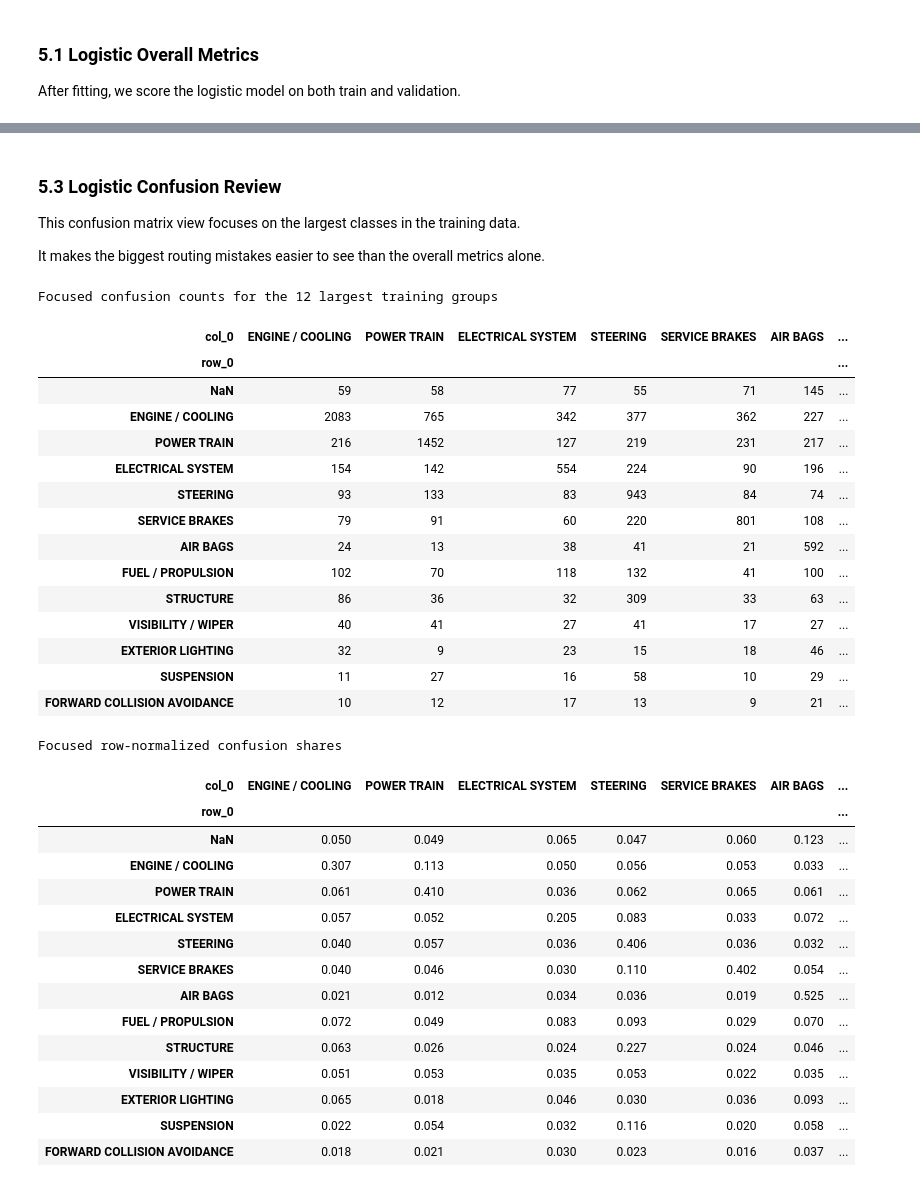
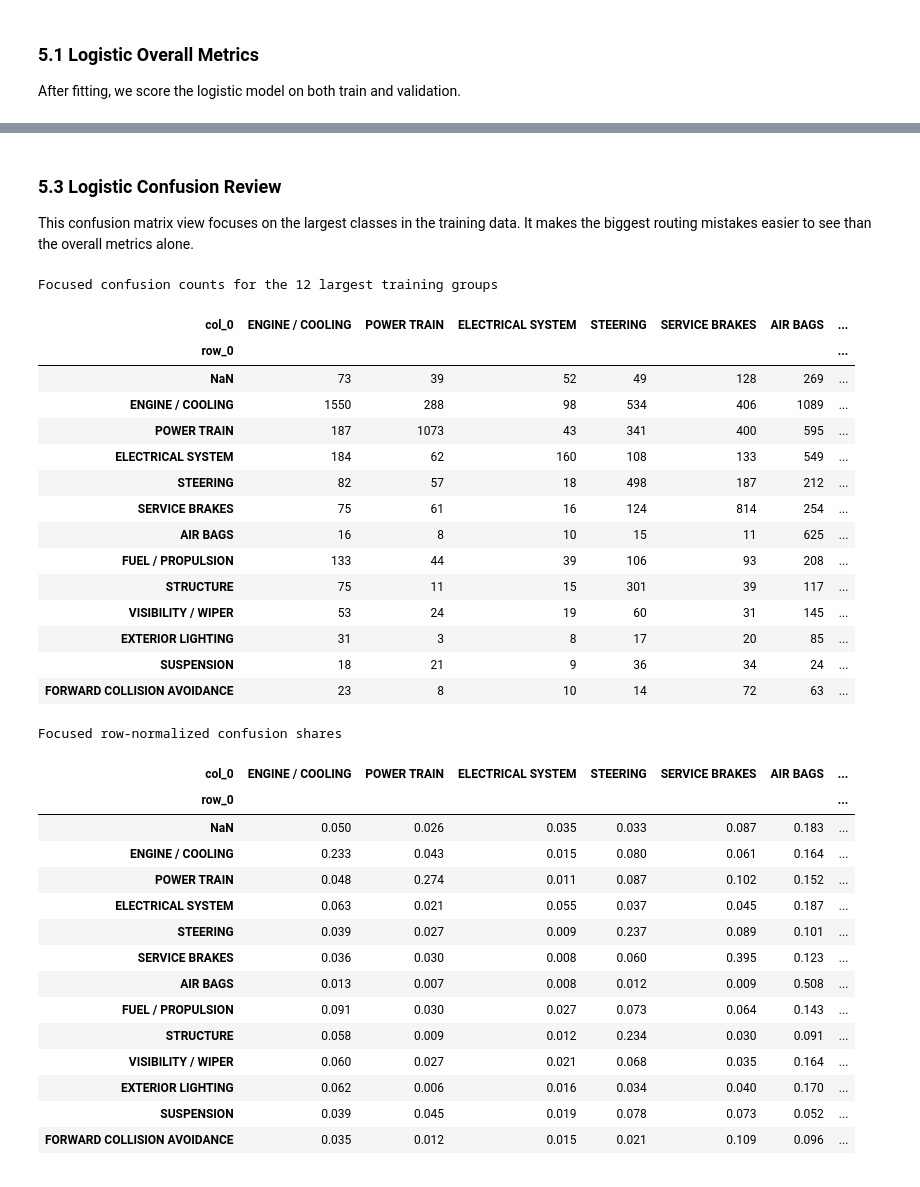
Before and after one commit to DavisM1212/NHTSA-ODI-Complaint-Analytics, a Jupyter notebook: notebooks/Component_Modeling.ipynb, the cells around one changed output, grey strips where cells are left out. Saved outputs shown, nothing was run; the diff lists cells and outputs as text; code cells hidden in the pictures.

```diff
--- a/notebooks/Component_Modeling.ipynb
+++ b/notebooks/Component_Modeling.ipynb
@@ -273,7 +358,7 @@ cat_pipe = Pipeline([
 # Imputation and scaling pipeline for numeric features
 num_pipe = Pipeline([
     ('imputer', SimpleImputer(strategy='median')),
-    ('scaler', StandardScaler())
+    ('scaler', StandardScaler(with_mean=False))
 ])
 
 # Column transformer to divert columns to correct pipeline
@@ -284,13 +369,14 @@ prep = ColumnTransformer([
 
 # Logistic regression pipeline to prevent leakage
 logit_model = Pipeline([
-        ('prep', prep),
-        ('model', LogisticRegression(
-            solver='saga',
-            class_weight='balanced',
-            max_iter=300,
-            random_state=RANDOM_SEED
-        ))
+    ('prep', prep),
+    ('model', LogisticRegression(
+        solver='saga',
+        class_weight='balanced',
+        max_iter=300,
+        tol=5e-3,
+        random_state=RANDOM_SEED
+    ))
 ])
 
 start = perf_counter()
@@ -382,59 +466,60 @@ Logistic Regression baseline evaluation by class:
 # %% [markdown]
 ### 5.3 Logistic Confusion Review
 
-This confusion matrix view focuses on the largest classes in the training data.
-
-It makes the biggest routing mistakes easier to see than the overall metrics alone.
+This confusion matrix view focuses on the largest classes in the training data. It makes the biggest routing mistakes easier to see than the overall metrics alone.
 # %%
 focus_groups = train_df[TARGET_COL].value_counts().head(12).index.tolist()
+valid_focus = y_valid.where(y_valid.isin(focus_groups))
+valid_pred_focus = pd.Series(valid_pred, index=y_valid.index).where(lambda s: s.isin(focus_groups))
+
 confusion_counts = pd.crosstab(
-    pd.Categorical(y_valid, categories=focus_groups),
-    pd.Categorical(valid_pred, categories=focus_groups),
+    pd.Categorical(valid_focus, categories=focus_groups),
+    pd.Categorical(valid_pred_focus, categories=focus_groups),
     dropna=False
 )
 confusion_share = confusion_counts.div(
     confusion_counts.sum(axis=1).replace(0, np.nan),
     axis=0
 ).round(3)
 
 print("Focused confusion counts for the 12 largest training groups")
 display(confusion_counts)
 
 print("Focused row-normalized confusion shares")
 display(confusion_share)
 # %% [output]
 Focused confusion counts for the 12 largest training groups
 | col_0 | ENGINE / COOLING | POWER TRAIN | ELECTRICAL SYSTEM | STEERING | SERVICE BRAKES | AIR BAGS | ... |
 | row_0 |  |  |  |  |  |  | ... |
-| NaN | 59 | 58 | 77 | 55 | 71 | 145 | ... |
-| ENGINE / COOLING | 2083 | 765 | 342 | 377 | 362 | 227 | ... |
-| POWER TRAIN | 216 | 1452 | 127 | 219 | 231 | 217 | ... |
-| ELECTRICAL SYSTEM | 154 | 142 | 554 | 224 | 90 | 196 | ... |
-| STEERING | 93 | 133 | 83 | 943 | 84 | 74 | ... |
-| SERVICE BRAKES | 79 | 91 | 60 | 220 | 801 | 108 | ... |
-| AIR BAGS | 24 | 13 | 38 | 41 | 21 | 592 | ... |
-| FUEL / PROPULSION | 102 | 70 | 118 | 132 | 41 | 100 | ... |
-| STRUCTURE | 86 | 36 | 32 | 309 | 33 | 63 | ... |
-| VISIBILITY / WIPER | 40 | 41 | 27 | 41 | 17 | 27 | ... |
-| EXTERIOR LIGHTING | 32 | 9 | 23 | 15 | 18 | 46 | ... |
-| SUSPENSION | 11 | 27 | 16 | 58 | 10 | 29 | ... |
-| FORWARD COLLISION AVOIDANCE | 10 | 12 | 17 | 13 | 9 | 21 | ... |
+| NaN | 73 | 39 | 52 | 49 | 128 | 269 | ... |
+| ENGINE / COOLING | 1550 | 288 | 98 | 534 | 406 | 1089 | ... |
+| POWER TRAIN | 187 | 1073 | 43 | 341 | 400 | 595 | ... |
+| ELECTRICAL SYSTEM | 184 | 62 | 160 | 108 | 133 | 549 | ... |
+| STEERING | 82 | 57 | 18 | 498 | 187 | 212 | ... |
+| SERVICE BRAKES | 75 | 61 | 16 | 124 | 814 | 254 | ... |
+| AIR BAGS | 16 | 8 | 10 | 15 | 11 | 625 | ... |
+| FUEL / PROPULSION | 133 | 44 | 39 | 106 | 93 | 208 | ... |
+| STRUCTURE | 75 | 11 | 15 | 301 | 39 | 117 | ... |
+| VISIBILITY / WIPER | 53 | 24 | 19 | 60 | 31 | 145 | ... |
+| EXTERIOR LIGHTING | 31 | 3 | 8 | 17 | 20 | 85 | ... |
+| SUSPENSION | 18 | 21 | 9 | 36 | 34 | 24 | ... |
+| FORWARD COLLISION AVOIDANCE | 23 | 8 | 10 | 14 | 72 | 63 | ... |
 Focused row-normalized confusion shares
 | col_0 | ENGINE / COOLING | POWER TRAIN | ELECTRICAL SYSTEM | STEERING | SERVICE BRAKES | AIR BAGS | ... |
 | row_0 |  |  |  |  |  |  | ... |
-| NaN | 0.050 | 0.049 | 0.065 | 0.047 | 0.060 | 0.123 | ... |
-| ENGINE / COOLING | 0.307 | 0.113 | 0.050 | 0.056 | 0.053 | 0.033 | ... |
-| POWER TRAIN | 0.061 | 0.410 | 0.036 | 0.062 | 0.065 | 0.061 | ... |
-| ELECTRICAL SYSTEM | 0.057 | 0.052 | 0.205 | 0.083 | 0.033 | 0.072 | ... |
-| STEERING | 0.040 | 0.057 | 0.036 | 0.406 | 0.036 | 0.032 | ... |
-| SERVICE BRAKES | 0.040 | 0.046 | 0.030 | 0.110 | 0.402 | 0.054 | ... |
-| AIR BAGS | 0.021 | 0.012 | 0.034 | 0.036 | 0.019 | 0.525 | ... |
-| FUEL / PROPULSION | 0.072 | 0.049 | 0.083 | 0.093 | 0.029 | 0.070 | ... |
-| STRUCTURE | 0.063 | 0.026 | 0.024 | 0.227 | 0.024 | 0.046 | ... |
-| VISIBILITY / WIPER | 0.051 | 0.053 | 0.035 | 0.053 | 0.022 | 0.035 | ... |
-| EXTERIOR LIGHTING | 0.065 | 0.018 | 0.046 | 0.030 | 0.036 | 0.093 | ... |
-| SUSPENSION | 0.022 | 0.054 | 0.032 | 0.116 | 0.020 | 0.058 | ... |
-| FORWARD COLLISION AVOIDANCE | 0.018 | 0.021 | 0.030 | 0.023 | 0.016 | 0.037 | ... |
+| NaN | 0.050 | 0.026 | 0.035 | 0.033 | 0.087 | 0.183 | ... |
+| ENGINE / COOLING | 0.233 | 0.043 | 0.015 | 0.080 | 0.061 | 0.164 | ... |
+| POWER TRAIN | 0.048 | 0.274 | 0.011 | 0.087 | 0.102 | 0.152 | ... |
+| ELECTRICAL SYSTEM | 0.063 | 0.021 | 0.055 | 0.037 | 0.045 | 0.187 | ... |
+| STEERING | 0.039 | 0.027 | 0.009 | 0.237 | 0.089 | 0.101 | ... |
+| SERVICE BRAKES | 0.036 | 0.030 | 0.008 | 0.060 | 0.395 | 0.123 | ... |
+| AIR BAGS | 0.013 | 0.007 | 0.008 | 0.012 | 0.009 | 0.508 | ... |
+| FUEL / PROPULSION | 0.091 | 0.030 | 0.027 | 0.073 | 0.064 | 0.143 | ... |
+| STRUCTURE | 0.058 | 0.009 | 0.012 | 0.234 | 0.030 | 0.091 | ... |
+| VISIBILITY / WIPER | 0.060 | 0.027 | 0.021 | 0.068 | 0.035 | 0.164 | ... |
+| EXTERIOR LIGHTING | 0.062 | 0.006 | 0.016 | 0.034 | 0.040 | 0.170 | ... |
+| SUSPENSION | 0.039 | 0.045 | 0.019 | 0.078 | 0.073 | 0.052 | ... |
+| FORWARD COLLISION AVOIDANCE | 0.035 | 0.012 | 0.015 | 0.021 | 0.109 | 0.096 | ... |
 # %% [markdown]
 ## 6. CatBoost Benchmark
 
```
Also changed, not shown: parts of 21 cells of this notebook, 4 other files.
